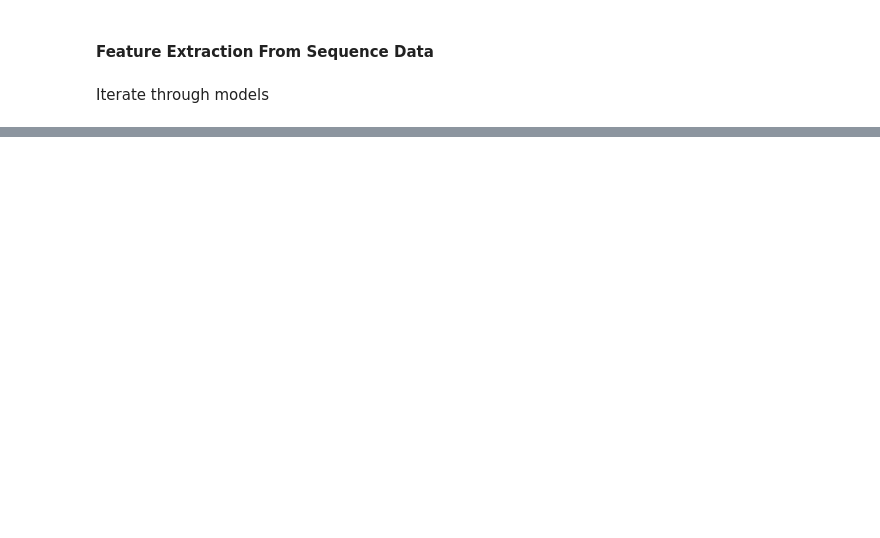
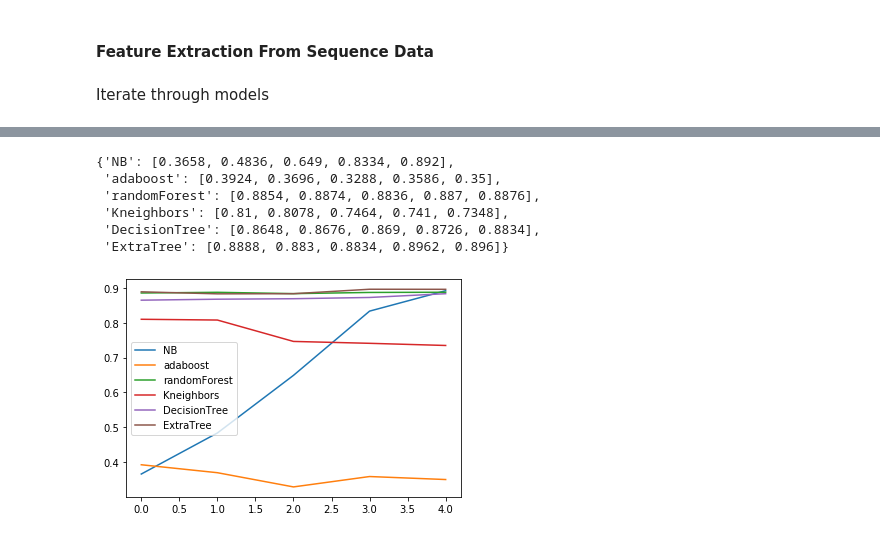
Before and after one commit to forgomania/ECE208_proj, a Jupyter notebook: Data_Process_with_balace.ipynb, the cells around one changed output, grey strips where cells are left out. Drawn from its saved outputs; the diff is of its cells as text; code cells hidden in the pictures; blank space fills up the shorter version.

```diff
--- a/Data_Process_with_balace.ipynb
+++ b/Data_Process_with_balace.ipynb
@@ -154,7 +155,7 @@ from sklearn.model_selection import GridSearchCV, cross_val_score, StratifiedKFo
 from sklearn.neural_network import MLPClassifier
 import time
 # %%
-models = [MultinomialNB(),AdaBoostClassifier(),RandomForestClassifier(),KNeighborsClassifier(),DecisionTreeClassifier(),ExtraTreesClassifier(),SVC()]
+models = [MultinomialNB(),AdaBoostClassifier(),RandomForestClassifier(),KNeighborsClassifier(),DecisionTreeClassifier(),ExtraTreesClassifier()]
 
-model_names=['NB','adaboost','randomForest','Kneighbors','DecisionTree','ExtraTree','SVM']
+model_names=['NB','adaboost','randomForest','Kneighbors','DecisionTree','ExtraTree']
 extra_models = dict(zip(model_names,models))
@@ -245,0 +253,9 @@ time elapsed: 1899.9940252304077
+# %%
+precisions
+# %% [output]
+{'NB': [0.3658, 0.4836, 0.649, 0.8334, 0.892],
+ 'adaboost': [0.3924, 0.3696, 0.3288, 0.3586, 0.35],
+ 'randomForest': [0.8854, 0.8874, 0.8836, 0.887, 0.8876],
+ 'Kneighbors': [0.81, 0.8078, 0.7464, 0.741, 0.7348],
+ 'DecisionTree': [0.8648, 0.8676, 0.869, 0.8726, 0.8834],
+ 'ExtraTree': [0.8888, 0.883, 0.8834, 0.8962, 0.896]}
@@ -245,0 +264,7 @@ time elapsed: 1899.9940252304077
+# %%
+for key in precisions.keys():
+    plt.plot(precisions[key],label = key)
+plt.legend()
+plt.show()
+# %% [output]
+[figure, added]
```
Also changed, not shown: parts of 8 cells of this notebook, 1 other file.
